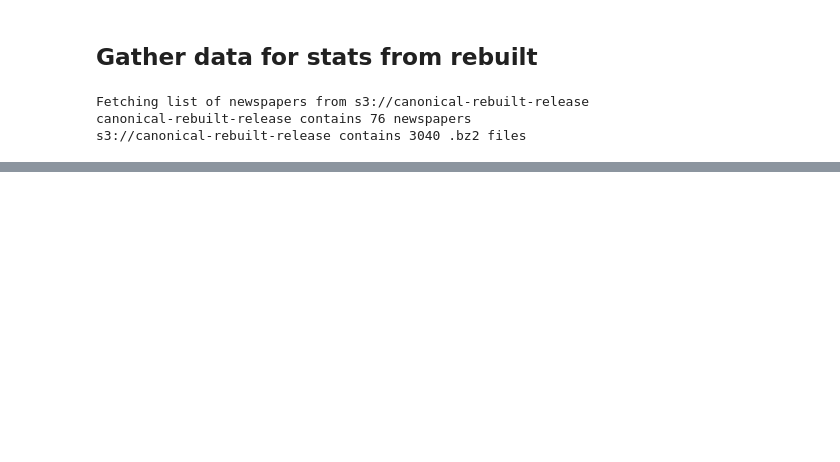
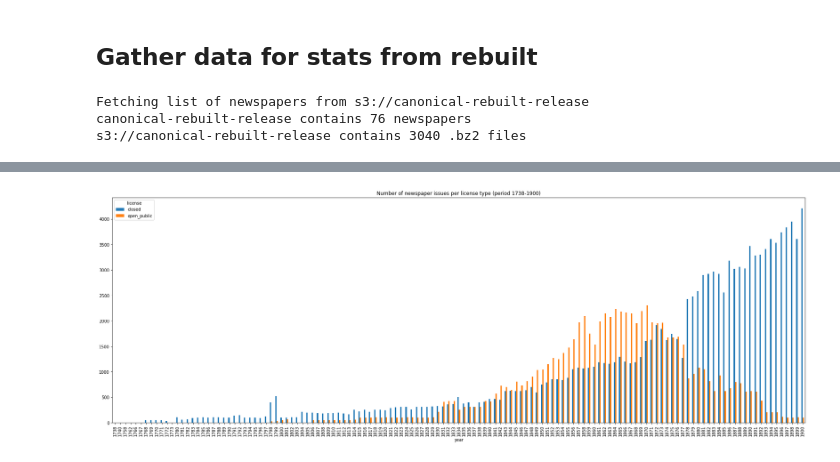
Before and after one commit to impresso/impresso-data-sanitycheck, a Jupyter notebook: notebooks/contentitem-stats-rebuilt.ipynb, the cells around one changed output, grey strips where cells are left out. Drawn from its saved outputs; the diff is of its cells as text; code cells hidden in the pictures; blank space fills up the shorter version.

```diff
--- a/notebooks/contentitem-stats-rebuilt.ipynb
+++ b/notebooks/contentitem-stats-rebuilt.ipynb
@@ -110,2 +901,2 @@ df.columns = ['newspaper', 'year', 'count']
 # %%
-df[['count']].to_csv('../../impresso-processing/data/contentitems_stats.csv')
+df = pd.read_pickle('../../impresso-processing/data/issue_license_by_year.pkl')
@@ -111,0 +920,2 @@ df[['count']].to_csv('../../impresso-processing/data/contentitems_stats.csv')
+# %%
+df.index = df.index.astype('int')
@@ -111,0 +924,8 @@ df[['count']].to_csv('../../impresso-processing/data/contentitems_stats.csv')
+# %%
+ax = df.loc[1738:1900].plot(
+    kind='bar',
+    figsize=(30,10),
+    title='Number of newspaper issues per license type (period 1738-1900)'
+)
+# %% [output]
+[figure, added]
```
Also changed, not shown: parts of 150 cells of this notebook.
